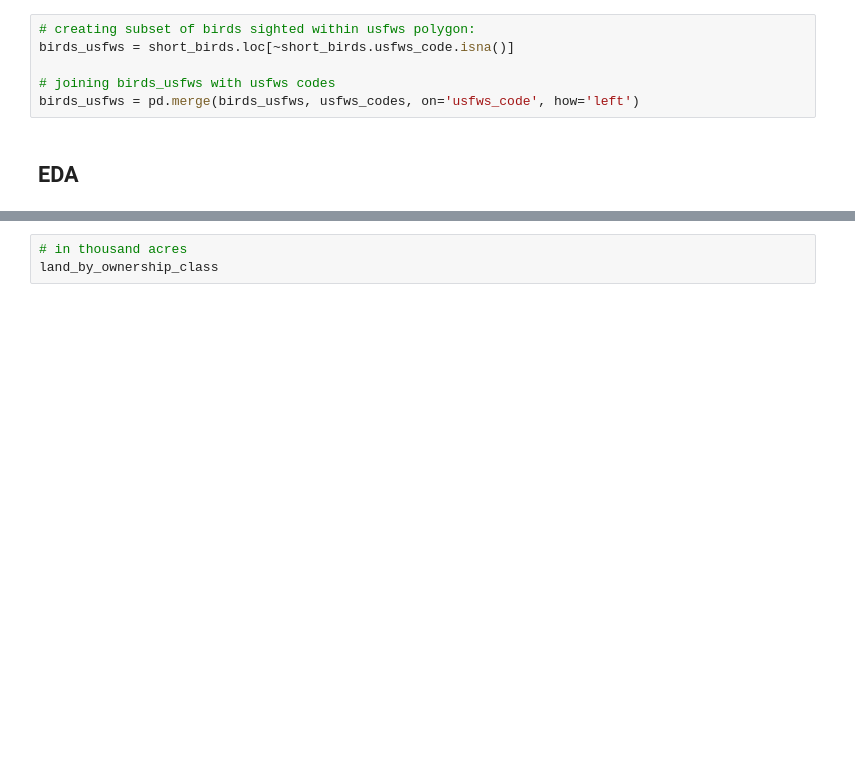
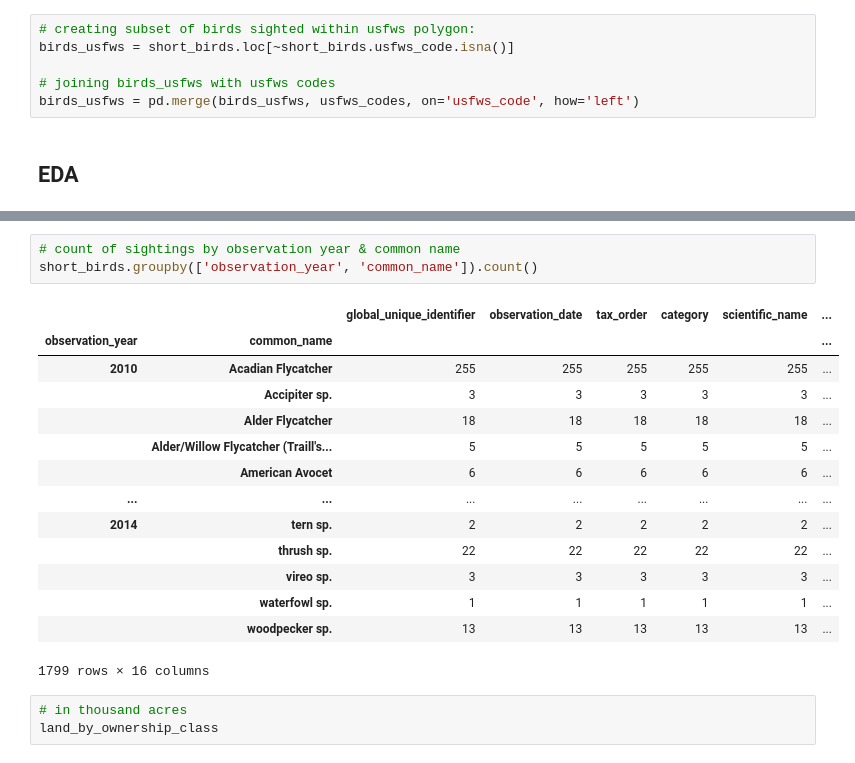
Before and after one commit to danileahacker/NSS-Capstone-Dani-Hacker, a Jupyter notebook: scripts/danih_capstone_eda.ipynb, the cells around one changed output, grey strips where cells are left out. Cells and saved outputs as stored; diff of their text form; blank space fills up the shorter version.

```diff
--- a/scripts/danih_capstone_eda.ipynb
+++ b/scripts/danih_capstone_eda.ipynb
@@ -123,3 +178,21 @@ short_birds.groupby(['observation_year', 'common_name']).count()[['observation_c
+# %%
+# count of sightings by observation year & common name
+short_birds.groupby(['observation_year', 'common_name']).count()
+# %% [output]
+|  |  | global_unique_identifier | observation_date | tax_order | category | scientific_name | ... |
+| observation_year | common_name |  |  |  |  |  | ... |
+| 2010 | Acadian Flycatcher | 255 | 255 | 255 | 255 | 255 | ... |
+|  | Accipiter sp. | 3 | 3 | 3 | 3 | 3 | ... |
+|  | Alder Flycatcher | 18 | 18 | 18 | 18 | 18 | ... |
+|  | Alder/Willow Flycatcher (Traill's... | 5 | 5 | 5 | 5 | 5 | ... |
+|  | American Avocet | 6 | 6 | 6 | 6 | 6 | ... |
+| ... | ... | ... | ... | ... | ... | ... | ... |
+| 2014 | tern sp. | 2 | 2 | 2 | 2 | 2 | ... |
+|  | thrush sp. | 22 | 22 | 22 | 22 | 22 | ... |
+|  | vireo sp. | 3 | 3 | 3 | 3 | 3 | ... |
+|  | waterfowl sp. | 1 | 1 | 1 | 1 | 1 | ... |
+|  | woodpecker sp. | 13 | 13 | 13 | 13 | 13 | ... |
+1799 rows × 16 columns
 # %%
 # in thousand acres
 land_by_ownership_class
```
Also changed, not shown: parts of 11 cells of this notebook, 1 other file.
